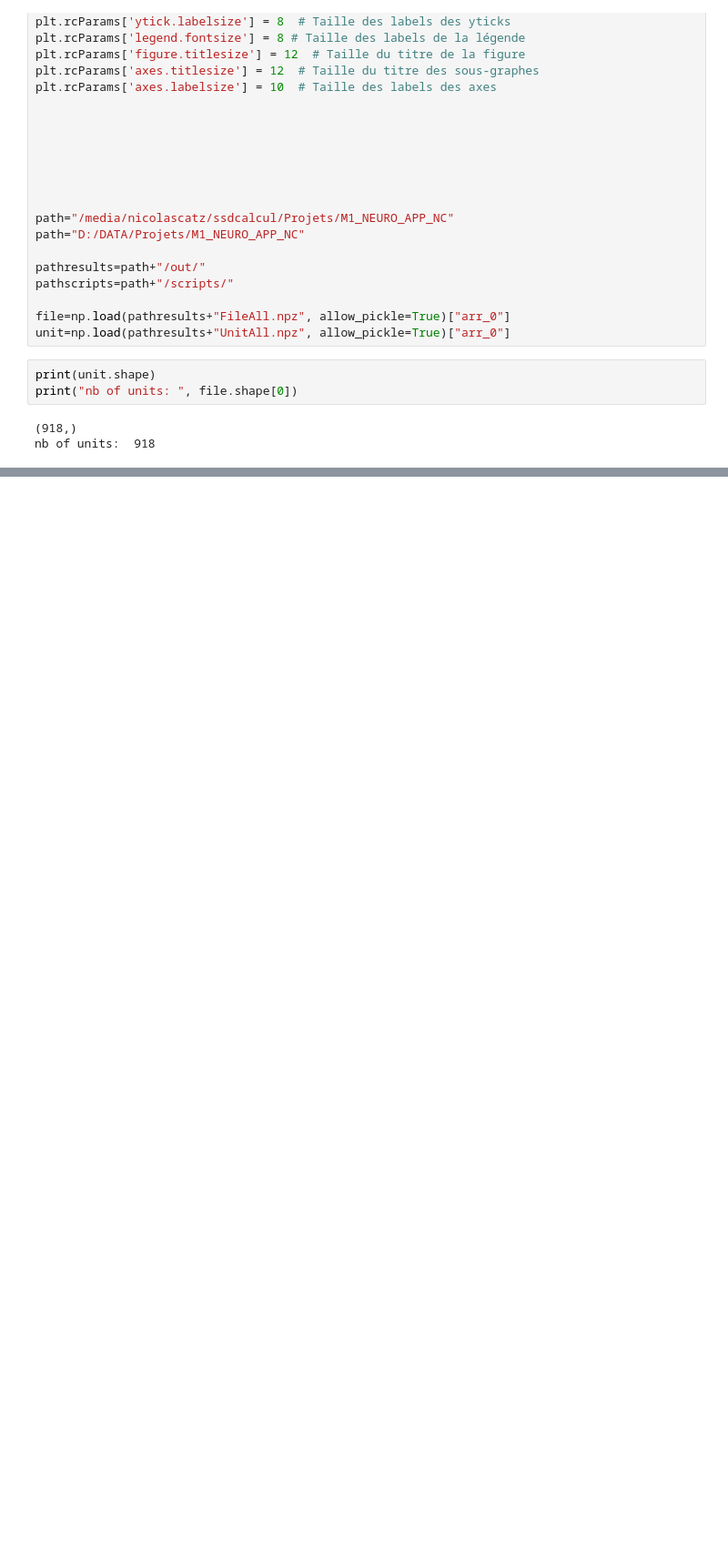
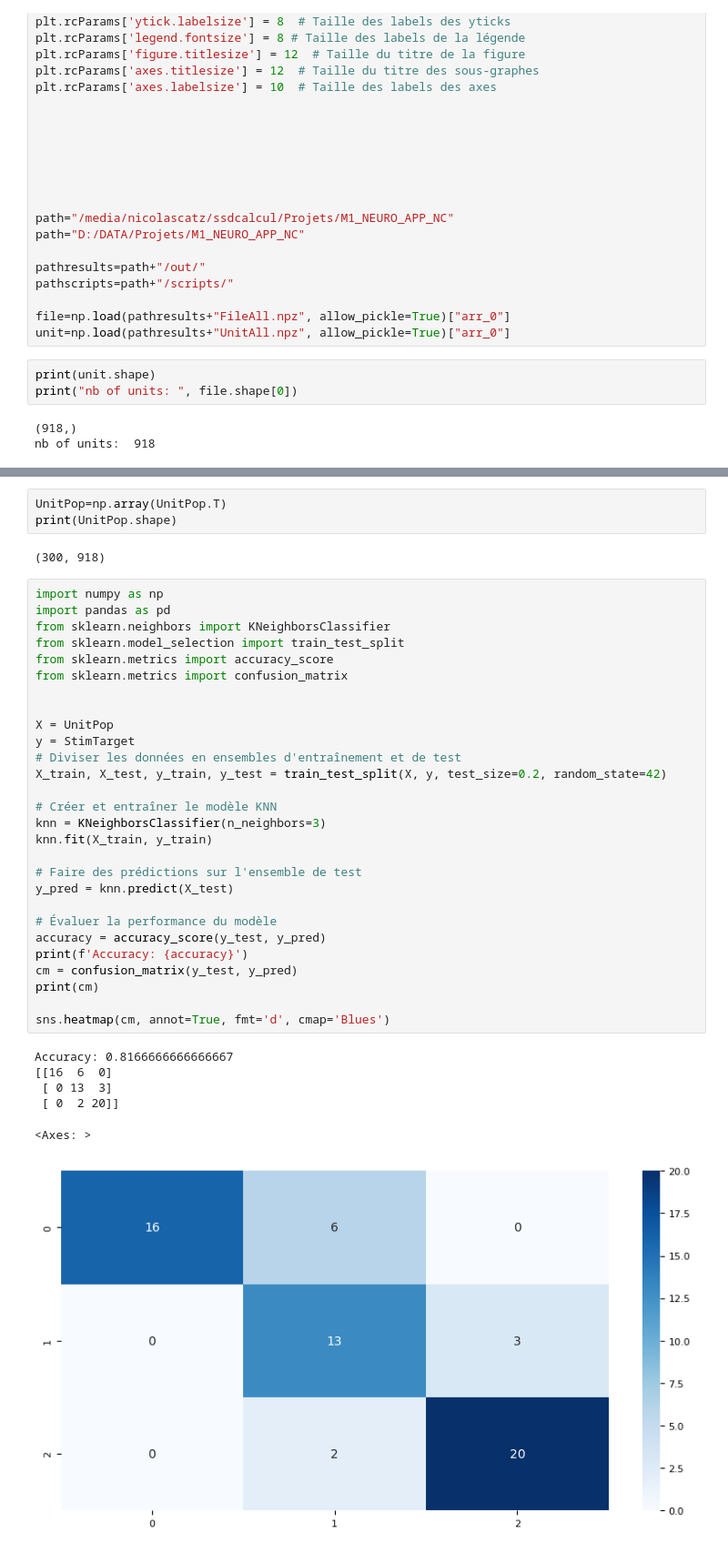
Before and after one commit to l-voisin04/APP_2026_Illusion, a Jupyter notebook: scripts/APP_2026_NC.ipynb, the cells around one changed output, grey strips where cells are left out. Shown at 91% size. Drawn from its saved outputs; the diff is of its cells as text; blank space fills up the shorter version.

```diff
--- a/scripts/APP_2026_NC.ipynb
+++ b/scripts/APP_2026_NC.ipynb
@@ -103,0 +119,40 @@ sns.boxplot(x=unit[n][:,0], y=mean_unit,showfliers=False)
+# %%
+UnitPop=np.array(UnitPop.T)
+print(UnitPop.shape)
+# %% [output]
+(300, 918)
+# %%
+import numpy as np
+import pandas as pd
+from sklearn.neighbors import KNeighborsClassifier
+from sklearn.model_selection import train_test_split
+from sklearn.metrics import accuracy_score
+from sklearn.metrics import confusion_matrix
+
+
+X = UnitPop
+y = StimTarget
+# Diviser les données en ensembles d'entraînement et de test
+X_train, X_test, y_train, y_test = train_test_split(X, y, test_size=0.2, random_state=42)
+
+# Créer et entraîner le modèle KNN
+knn = KNeighborsClassifier(n_neighbors=3)
+knn.fit(X_train, y_train)
+
+# Faire des prédictions sur l'ensemble de test
+y_pred = knn.predict(X_test)
+
+# Évaluer la performance du modèle
+accuracy = accuracy_score(y_test, y_pred)
+print(f'Accuracy: {accuracy}')
+cm = confusion_matrix(y_test, y_pred)
+print(cm)
+
+sns.heatmap(cm, annot=True, fmt='d', cmap='Blues')
+# %% [output]
+Accuracy: 0.8166666666666667
+[[16  6  0]
+ [ 0 13  3]
+ [ 0  2 20]]
+<Axes: >
+[figure, added]
```
Also changed, not shown: parts of 6 cells of this notebook.
